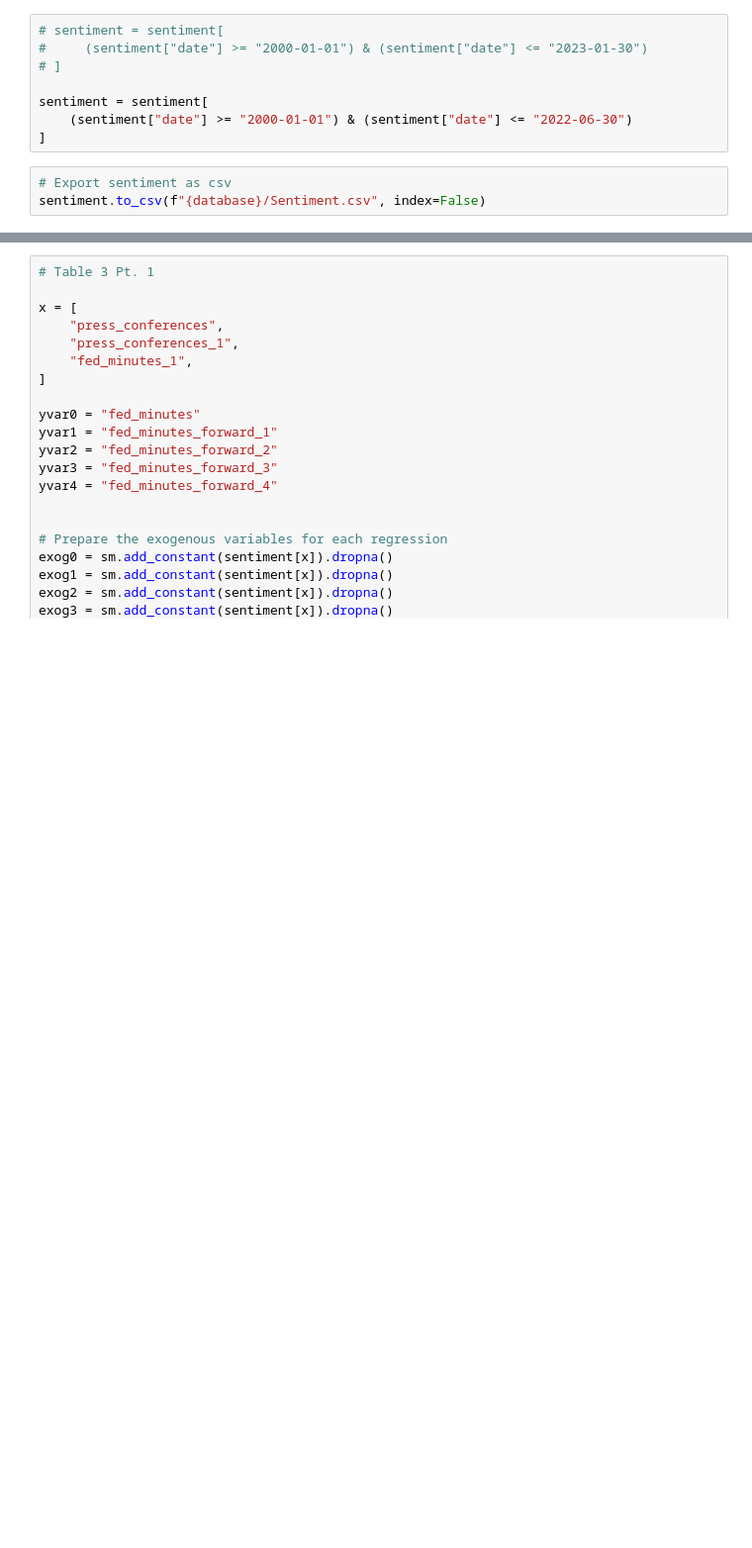
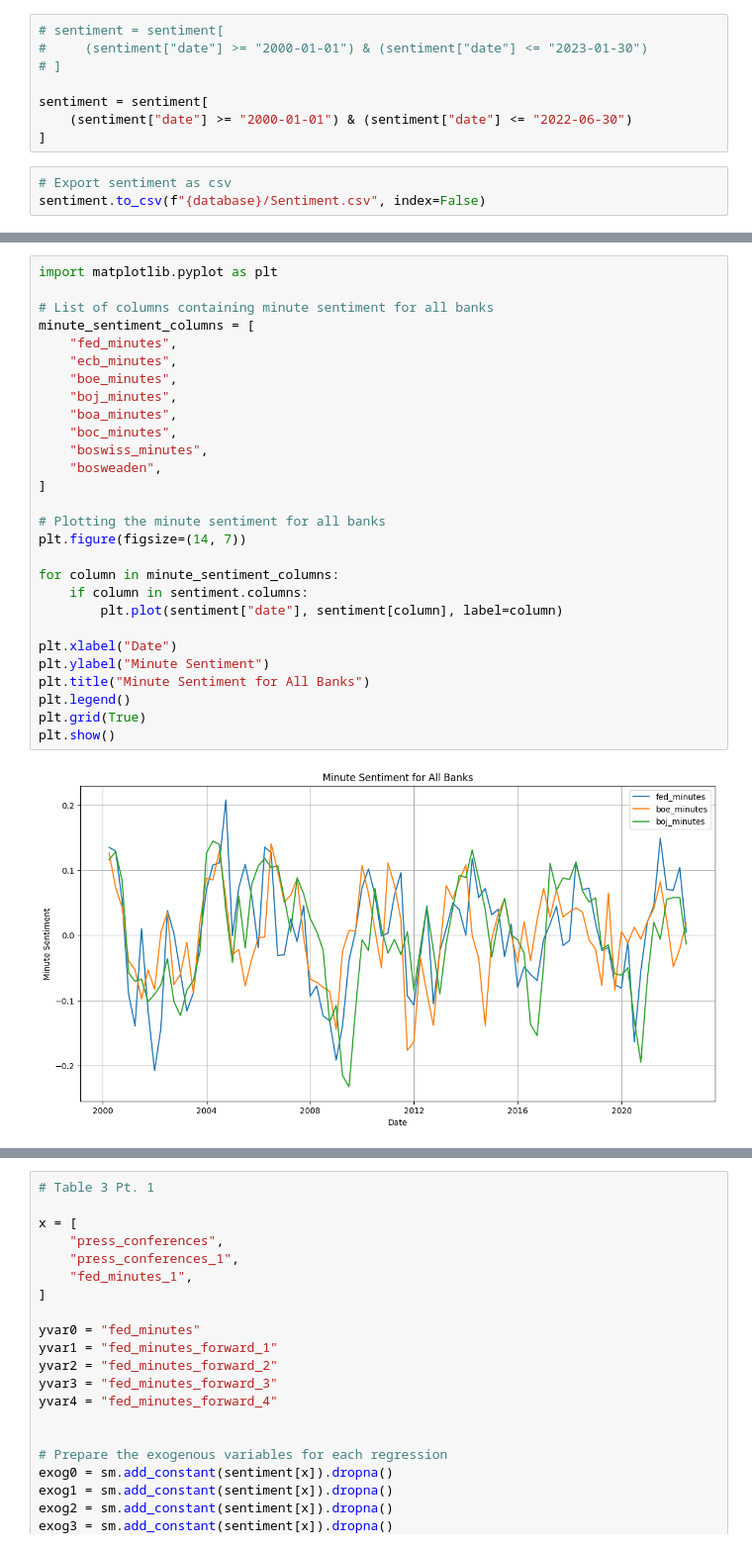
Before and after one commit to KyleNabors/Central-Bank-FinBERT-Analysis, a Jupyter notebook: Sentiment Graphs and Regressions.ipynb, the cells around one changed output, grey strips where cells are left out. Shown at 99% size. Drawn from its saved outputs; the diff is of its cells as text; blank space fills up the shorter version.

Commit message:
Added speech graphs and archived unused code

```diff
--- a/Sentiment Graphs and Regressions.ipynb
+++ b/Sentiment Graphs and Regressions.ipynb
@@ -167,0 +195,30 @@ sentiment.to_csv(f"{database}/Sentiment.csv", index=False)
+# %%
+import matplotlib.pyplot as plt
+
+# List of columns containing minute sentiment for all banks
+minute_sentiment_columns = [
+    "fed_minutes",
+    "ecb_minutes",
+    "boe_minutes",
+    "boj_minutes",
+    "boa_minutes",
+    "boc_minutes",
+    "boswiss_minutes",
+    "bosweaden",
+]
+
+# Plotting the minute sentiment for all banks
+plt.figure(figsize=(14, 7))
+
+for column in minute_sentiment_columns:
+    if column in sentiment.columns:
+        plt.plot(sentiment["date"], sentiment[column], label=column)
+
+plt.xlabel("Date")
+plt.ylabel("Minute Sentiment")
+plt.title("Minute Sentiment for All Banks")
+plt.legend()
+plt.grid(True)
+plt.show()
+# %% [output]
+[figure, added]
```
Also changed, not shown: parts of 4 cells of this notebook, 2 other files.
